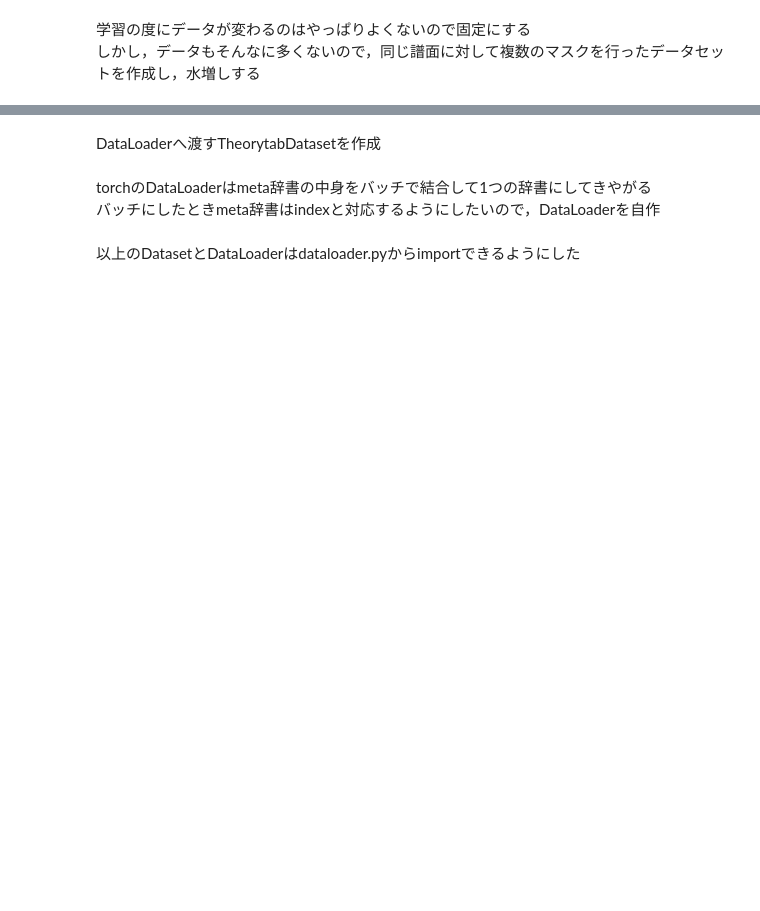
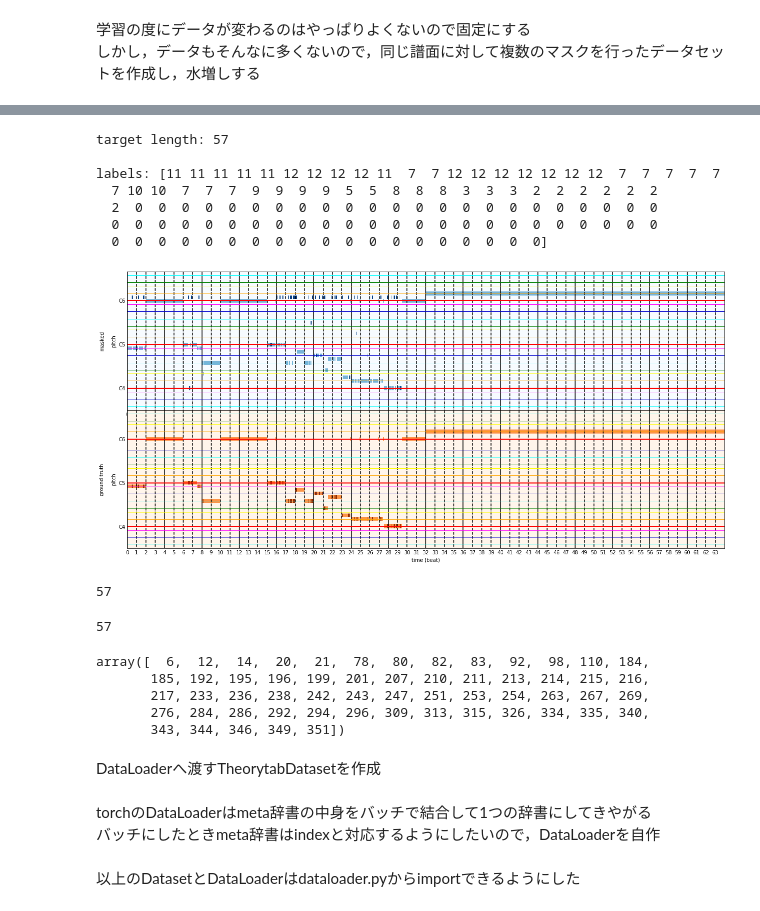
Before and after one commit to fuurin/schwbert, a Jupyter notebook: pretraining.ipynb, the cells around one changed output, grey strips where cells are left out. Drawn from its saved outputs; the diff is of its cells as text; code cells hidden in the pictures; blank space fills up the shorter version.

```diff
--- a/pretraining/theorytab_attn_cond.ipynb
+++ b/pretraining.ipynb
@@ -230,3 +345,60 @@ with Timer():
+# %%
+bundle_id = 8
+
+bundle_dict = aug_bundle_list[bundle_id]
+bundle = Bundle(bundle_dict)
+
+bundle.meta.melody_pitch_range = [0, config.melody_vocab_size]
+steps = bundle.meta.mnp.steps.astype(int)
+labels = bundle.meta.mnp.labels.astype(int)
+weights = bundle.meta.mnp.weights.astype(int)
+
+ppr = bundle.get_ppr()
+
+weight_len = weights.sum()
+print("target length:", weight_len)
+
+ppr.assign_constant(60)
+ppr.tracks[1] = ppr.tracks[0].copy()
+
+# masked
+ppr.tracks[0].pianoroll[steps[:weight_len]] *= 2
+ppr.tracks[0].name = "masked"
+
+# ground truth
+label_ids = np.argmax(labels, axis=-1)
+print("\nlabels:", label_ids)
+offset = bundle.meta.melody_offset
+ppr.tracks[1].pianoroll[steps[:weight_len]] *= 0
+ppr.tracks[1].pianoroll[steps[:weight_len], offset + label_ids[:weight_len]] = 120
+ppr.tracks[1].name = "ground truth"
+
+grid_plot(ppr)
+# %% [output]
+target length: 57
+
+labels: [11 11 11 11 11 12 12 12 12 11  7  7 12 12 12 12 12 12 12  7  7  7  7  7
+  7 10 10  7  7  7  9  9  9  9  5  5  8  8  8  3  3  3  2  2  2  2  2  2
+  2  0  0  0  0  0  0  0  0  0  0  0  0  0  0  0  0  0  0  0  0  0  0  0
+  0  0  0  0  0  0  0  0  0  0  0  0  0  0  0  0  0  0  0  0  0  0  0  0
+  0  0  0  0  0  0  0  0  0  0  0  0  0  0  0  0  0  0  0]
+[figure, added]
+# %%
+weight_len
+# %% [output]
+57
+# %%
+weight_len
+# %% [output]
+57
+# %%
+steps[:weight_len]
+# %% [output]
+array([  6,  12,  14,  20,  21,  78,  80,  82,  83,  92,  98, 110, 184,
+       185, 192, 195, 196, 199, 201, 207, 210, 211, 213, 214, 215, 216,
+       217, 233, 236, 238, 242, 243, 247, 251, 253, 254, 263, 267, 269,
+       276, 284, 286, 292, 294, 296, 309, 313, 315, 326, 334, 335, 340,
+       343, 344, 346, 349, 351])
 # %% [markdown]
 DataLoaderへ渡すTheorytabDatasetを作成
 # %%
```
Also changed, not shown: parts of 58 cells of this notebook, 6 other files.
